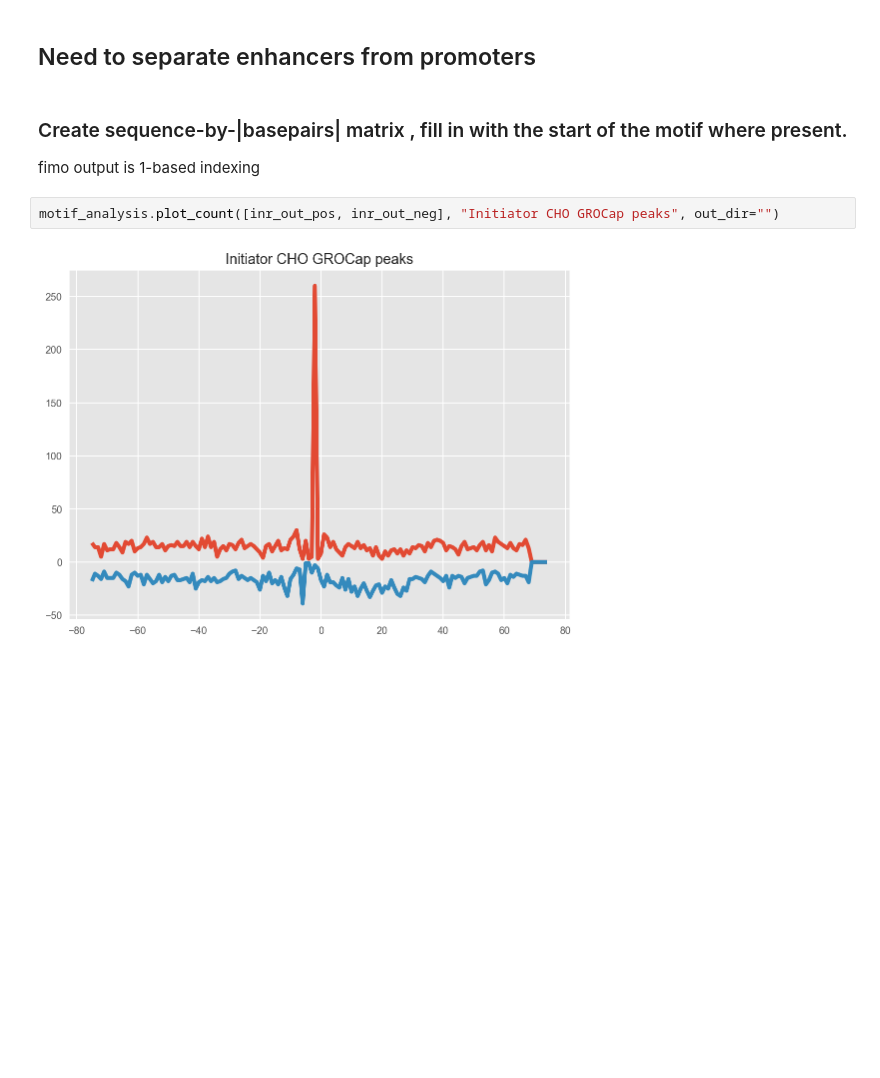
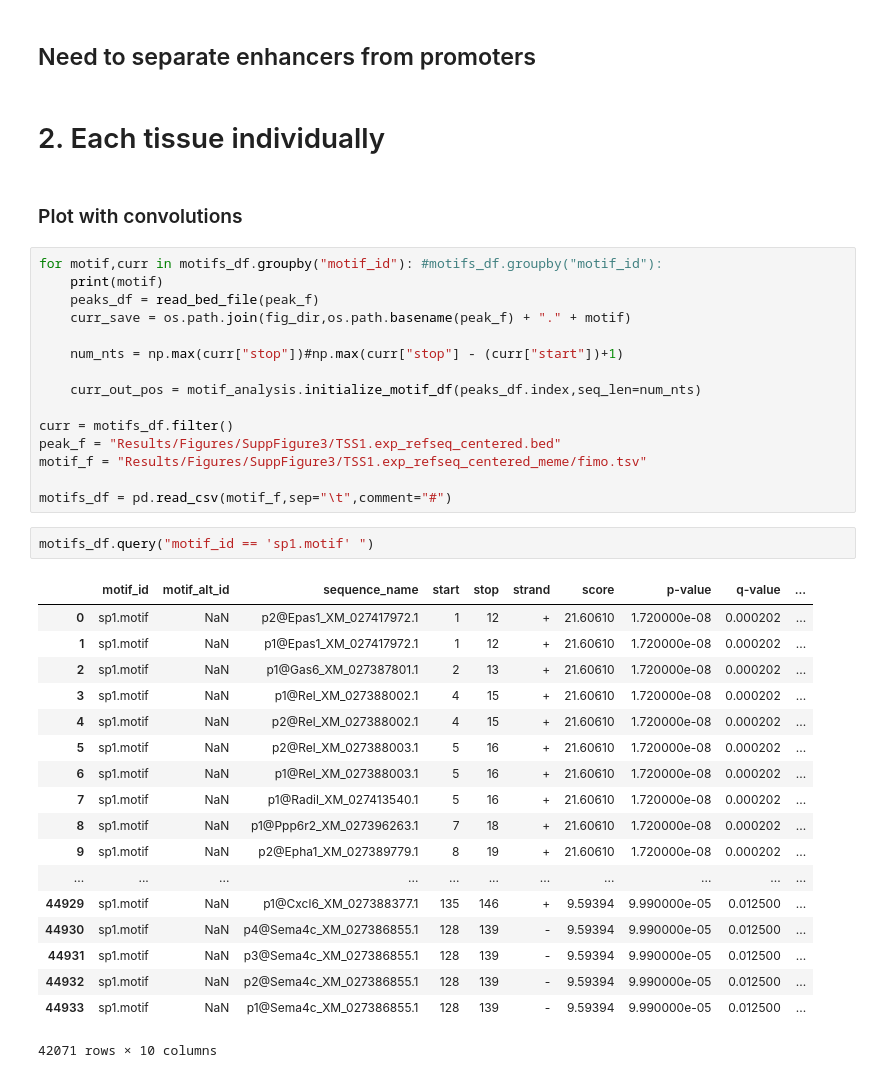
Before and after one commit to isshamie/CH_TSS, a Jupyter notebook: Analysis_NCBI_PICR/Supplemental Figure 3. Motifs Bins MEME.ipynb, the cells around one changed output. Drawn from its saved outputs; the diff is of its cells as text; blank space fills up the shorter version.

```diff
--- a/Analysis_NCBI_PICR/Supplemental Figure 3. Motifs Bins MEME.ipynb
+++ b/Analysis_NCBI_PICR/Supplemental Figure 3. Motifs Bins MEME.ipynb
@@ -266,9 +319,42 @@ for motif,curr in motifs_df.groupby("motif_id"):
 # %% [markdown]
 ## Need to separate enhancers from promoters
-# %% [markdown]
-### Create sequence-by-|basepairs| matrix , fill in with the start of the motif where present.
-fimo output is 1-based indexing
-# %%
-motif_analysis.plot_count([inr_out_pos, inr_out_neg], "Initiator CHO GROCap peaks", out_dir="")
-# %% [output]
-[figure, removed]
+# %% [markdown]
+# 2. Each tissue individually
+# %% [markdown]
+### Plot with convolutions
+# %%
+for motif,curr in motifs_df.groupby("motif_id"): #motifs_df.groupby("motif_id"):
+    print(motif)
+    peaks_df = read_bed_file(peak_f)
+    curr_save = os.path.join(fig_dir,os.path.basename(peak_f) + "." + motif)
+
+    num_nts = np.max(curr["stop"])#np.max(curr["stop"] - (curr["start"])+1)
+
+    curr_out_pos = motif_analysis.initialize_motif_df(peaks_df.index,seq_len=num_nts)
+
+curr = motifs_df.filter()
+peak_f = "Results/Figures/SuppFigure3/TSS1.exp_refseq_centered.bed"
+motif_f = "Results/Figures/SuppFigure3/TSS1.exp_refseq_centered_meme/fimo.tsv"
+
+motifs_df = pd.read_csv(motif_f,sep="\t",comment="#")
+# %%
+motifs_df.query("motif_id == 'sp1.motif' ")
+# %% [output]
+|  | motif_id | motif_alt_id | sequence_name | start | stop | strand | score | p-value | q-value | ... |
+| 0 | sp1.motif | NaN | p2@Epas1_XM_027417972.1 | 1 | 12 | + | 21.60610 | 1.720000e-08 | 0.000202 | ... |
+| 1 | sp1.motif | NaN | p1@Epas1_XM_027417972.1 | 1 | 12 | + | 21.60610 | 1.720000e-08 | 0.000202 | ... |
+| 2 | sp1.motif | NaN | p1@Gas6_XM_027387801.1 | 2 | 13 | + | 21.60610 | 1.720000e-08 | 0.000202 | ... |
+| 3 | sp1.motif | NaN | p1@Rel_XM_027388002.1 | 4 | 15 | + | 21.60610 | 1.720000e-08 | 0.000202 | ... |
+| 4 | sp1.motif | NaN | p2@Rel_XM_027388002.1 | 4 | 15 | + | 21.60610 | 1.720000e-08 | 0.000202 | ... |
+| 5 | sp1.motif | NaN | p2@Rel_XM_027388003.1 | 5 | 16 | + | 21.60610 | 1.720000e-08 | 0.000202 | ... |
+| 6 | sp1.motif | NaN | p1@Rel_XM_027388003.1 | 5 | 16 | + | 21.60610 | 1.720000e-08 | 0.000202 | ... |
+| 7 | sp1.motif | NaN | p1@Radil_XM_027413540.1 | 5 | 16 | + | 21.60610 | 1.720000e-08 | 0.000202 | ... |
+| 8 | sp1.motif | NaN | p1@Ppp6r2_XM_027396263.1 | 7 | 18 | + | 21.60610 | 1.720000e-08 | 0.000202 | ... |
+| 9 | sp1.motif | NaN | p2@Epha1_XM_027389779.1 | 8 | 19 | + | 21.60610 | 1.720000e-08 | 0.000202 | ... |
+| ... | ... | ... | ... | ... | ... | ... | ... | ... | ... | ... |
+| 44929 | sp1.motif | NaN | p1@Cxcl6_XM_027388377.1 | 135 | 146 | + | 9.59394 | 9.990000e-05 | 0.012500 | ... |
+| 44930 | sp1.motif | NaN | p4@Sema4c_XM_027386855.1 | 128 | 139 | - | 9.59394 | 9.990000e-05 | 0.012500 | ... |
+| 44931 | sp1.motif | NaN | p3@Sema4c_XM_027386855.1 | 128 | 139 | - | 9.59394 | 9.990000e-05 | 0.012500 | ... |
+| 44932 | sp1.motif | NaN | p2@Sema4c_XM_027386855.1 | 128 | 139 | - | 9.59394 | 9.990000e-05 | 0.012500 | ... |
+| 44933 | sp1.motif | NaN | p1@Sema4c_XM_027386855.1 | 128 | 139 | - | 9.59394 | 9.990000e-05 | 0.012500 | ... |
+42071 rows × 10 columns
```
Also changed, not shown: parts of 33 cells of this notebook, 31 other files.
